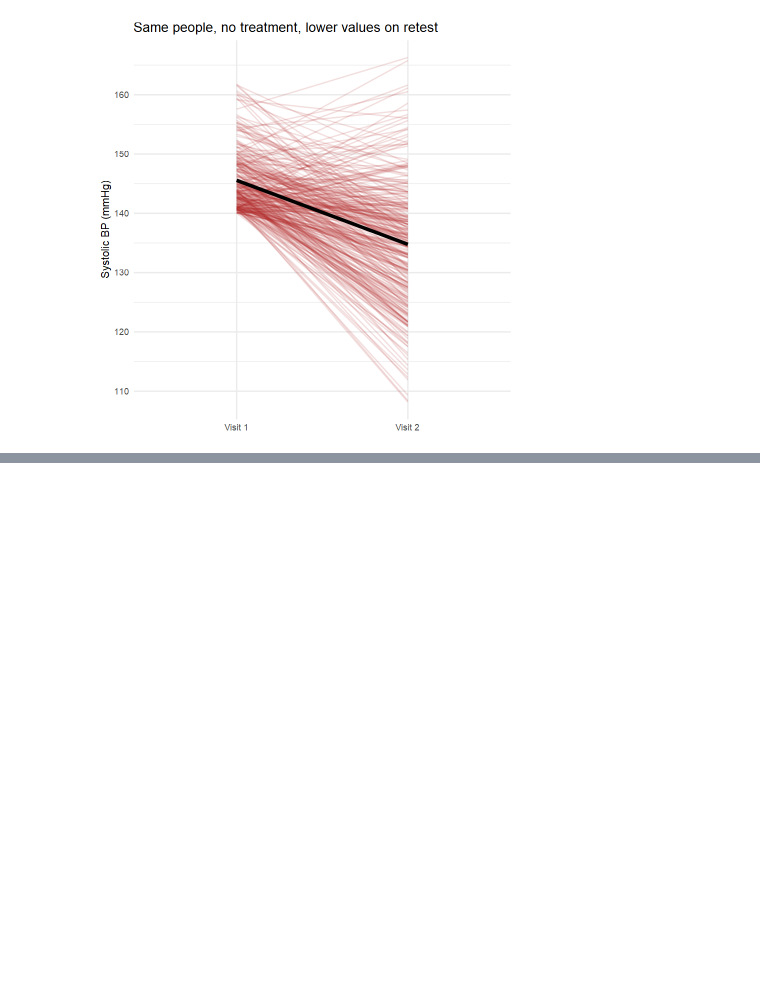
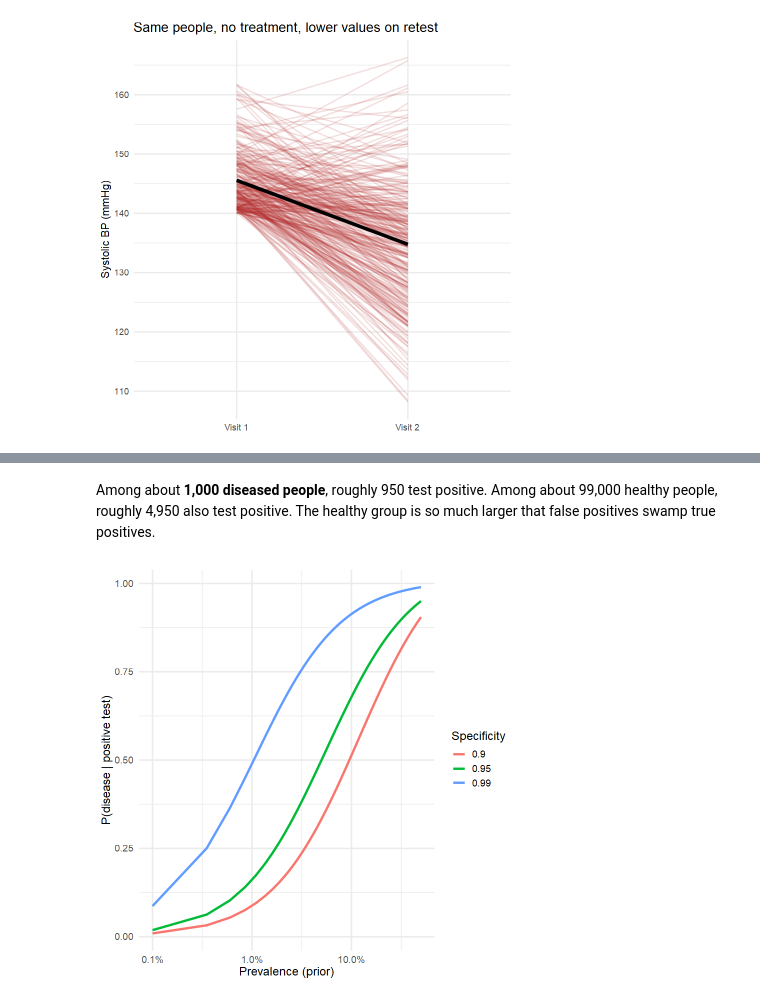
Before and after one commit to christoforos-nikolaou/MolBioMedClass, a Jupyter notebook: Classes_2022/Part_Ia_Introductory_Concepts.ipynb, the cells around one changed output, grey strips where cells are left out. Drawn from its saved outputs; the diff is of its cells as text; code cells hidden in the pictures; blank space fills up the shorter version.

```diff
--- a/Classes_2022/Part_Ia_Introductory_Concepts.ipynb
+++ b/Classes_2022/Part_Ia_Introductory_Concepts.ipynb
@@ -553,0 +278,23 @@ The Question: Can we predict gene expression levels from other sources of data?
+# %%
+library(ggplot2)
+
+bayes_ppv <- function(prev, sens, spec) {
+  (sens * prev) / (sens * prev + (1 - spec) * (1 - prev))
+}
+
+prev <- 0.01   # prior: P(disease)
+sens <- 0.95   # P(+ | disease)
+spec <- 0.95   # P(- | no disease)
+
+bayes_ppv(prev, sens, spec)
+
+set.seed(1)
+n <- 1e5
+disease  <- rbinom(n, 1, prev)
+test_pos <- ifelse(disease == 1,
+                   rbinom(n, 1, sens),       # true positives
+                   rbinom(n, 1, 1 - spec))   # false positives
+
+table(Disease = disease, Test = test_pos)
+
+mean(disease[test_pos == 1])   # empirical P(disease | positive) ≈ 0.16
@@ -553,0 +308,15 @@ The Question: Can we predict gene expression levels from other sources of data?
+# %% [markdown]
+Among about **1,000 diseased people**, roughly 950 test positive. Among about 99,000 healthy people, roughly 4,950 also test positive. The healthy group is so much larger that false positives swamp true positives.
+# %%
+grid <- expand.grid(prev = seq(0.001, 0.5, length.out = 200),
+                    spec = c(0.90, 0.95, 0.99))
+grid$ppv <- bayes_ppv(grid$prev, sens = 0.95, grid$spec)
+
+ggplot(grid, aes(prev, ppv, colour = factor(spec))) +
+  geom_line(linewidth = 1) +
+  scale_x_log10(labels = scales::percent) +
+  labs(x = "Prevalence (prior)", y = "P(disease | positive test)",
+       colour = "Specificity") +
+  theme_minimal(base_size = 14)
+# %% [output]
+[figure, added]
```
Also changed, not shown: parts of 3 cells of this notebook.
